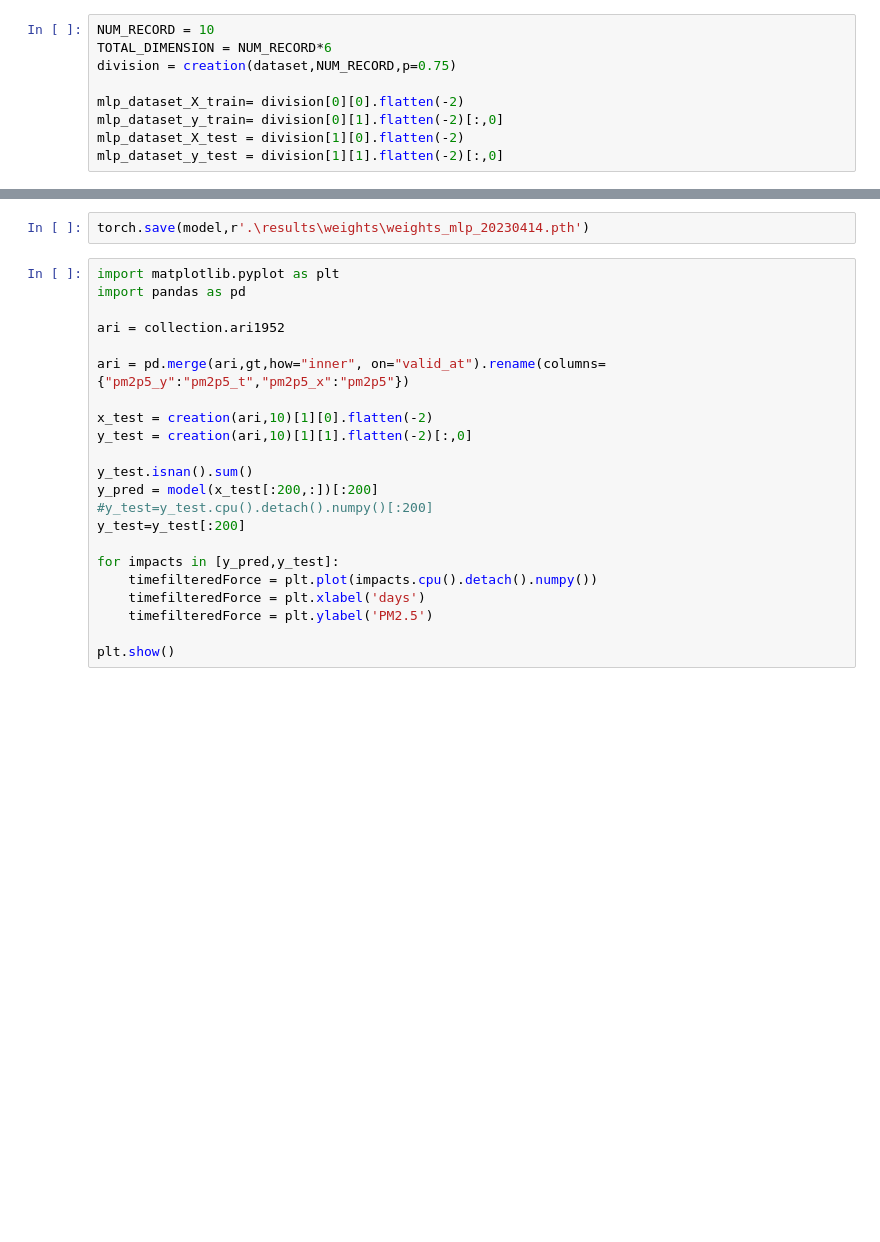
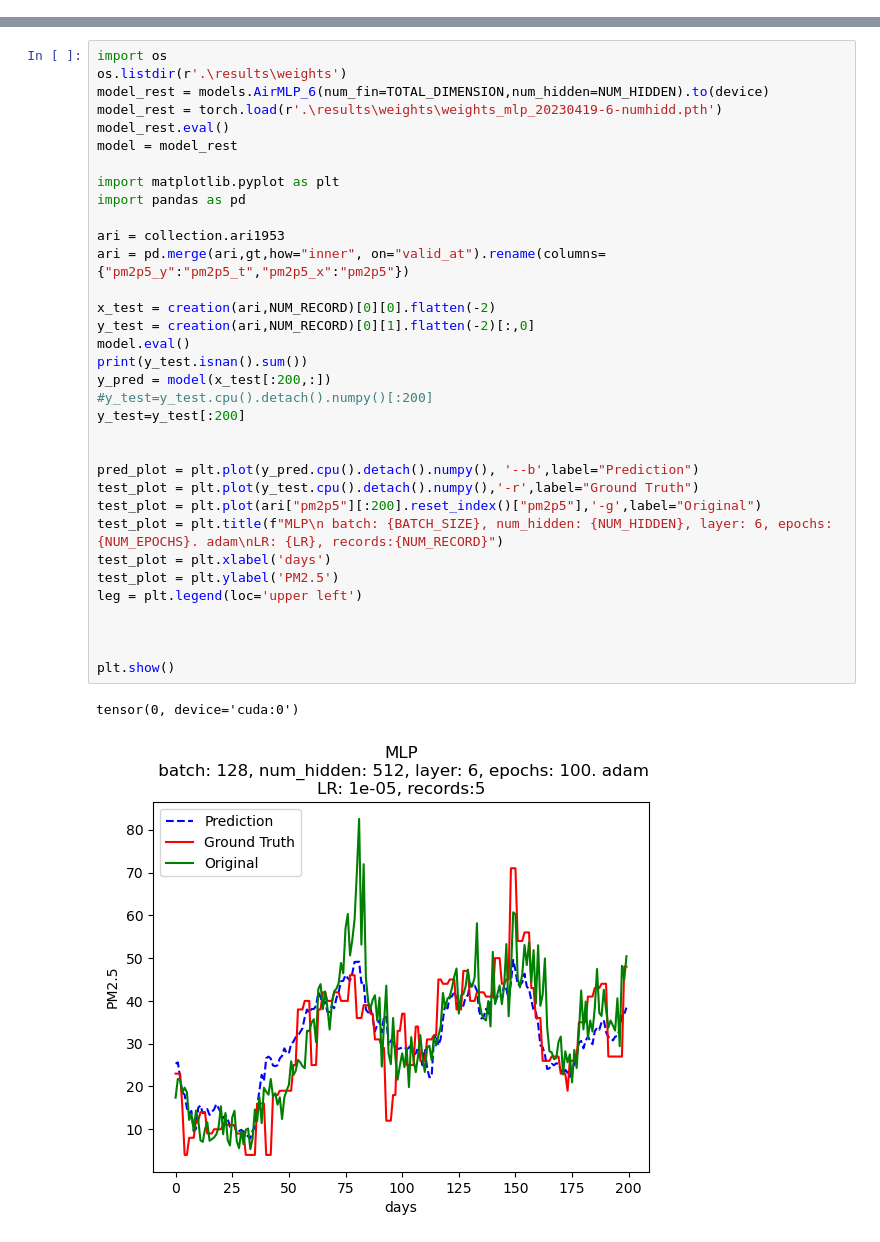
Before and after one commit to LeonardoZini/AirMLP, a Jupyter notebook: testing_mlp.ipynb, the cells around one changed output, grey strips where cells are left out. Saved outputs shown, nothing was run; the diff lists cells and outputs as text; blank space fills up the shorter version.

Commit message:
Update
Update some files with further changes.
Added two more mlp model

```diff
--- a/testing_mlp.ipynb
+++ b/testing_mlp.ipynb
@@ -10,9 +19,0 @@ dataset,gt = collection.get_dataset(drop_datetime=False) # in dataset is already
-# %%
-NUM_RECORD = 10
-TOTAL_DIMENSION = NUM_RECORD*6
-division = creation(dataset,NUM_RECORD,p=0.75)
-
-mlp_dataset_X_train= division[0][0].flatten(-2)
-mlp_dataset_y_train= division[0][1].flatten(-2)[:,0]
-mlp_dataset_X_test = division[1][0].flatten(-2)
-mlp_dataset_y_test = division[1][1].flatten(-2)[:,0]
@@ -103,24 +20,37 @@ KeyboardInterrupt:
-# %%
-torch.save(model,r'.\results\weights\weights_mlp_20230414.pth')
 # %%
+import os
+os.listdir(r'.\results\weights')
+model_rest = models.AirMLP_6(num_fin=TOTAL_DIMENSION,num_hidden=NUM_HIDDEN).to(device)
+model_rest = torch.load(r'.\results\weights\weights_mlp_20230419-6-numhidd.pth')
+model_rest.eval()
+model = model_rest
+
 import matplotlib.pyplot as plt
 import pandas as pd
 
-ari = collection.ari1952
-
+ari = collection.ari1953
 ari = pd.merge(ari,gt,how="inner", on="valid_at").rename(columns={"pm2p5_y":"pm2p5_t","pm2p5_x":"pm2p5"})
 
-x_test = creation(ari,10)[1][0].flatten(-2)
-y_test = creation(ari,10)[1][1].flatten(-2)[:,0]
-
-y_test.isnan().sum()
-y_pred = model(x_test[:200,:])[:200]
+x_test = creation(ari,NUM_RECORD)[0][0].flatten(-2)
+y_test = creation(ari,NUM_RECORD)[0][1].flatten(-2)[:,0]
+model.eval()
+print(y_test.isnan().sum())
+y_pred = model(x_test[:200,:])
 #y_test=y_test.cpu().detach().numpy()[:200]
 y_test=y_test[:200]
 
-for impacts in [y_pred,y_test]:
-    timefilteredForce = plt.plot(impacts.cpu().detach().numpy())
-    timefilteredForce = plt.xlabel('days')
-    timefilteredForce = plt.ylabel('PM2.5')
+
+pred_plot = plt.plot(y_pred.cpu().detach().numpy(), '--b',label="Prediction")
+test_plot = plt.plot(y_test.cpu().detach().numpy(),'-r',label="Ground Truth")
+test_plot = plt.plot(ari["pm2p5"][:200].reset_index()["pm2p5"],'-g',label="Original")
+test_plot = plt.title(f"MLP\n batch: {BATCH_SIZE}, num_hidden: {NUM_HIDDEN}, layer: 6, epochs: {NUM_EPOCHS}. adam\nLR: {LR}, records:{NUM_RECORD}")
+test_plot = plt.xlabel('days')
+test_plot = plt.ylabel('PM2.5')
+leg = plt.legend(loc='upper left')
+
+
 
 plt.show()
+# %% [output]
+tensor(0, device='cuda:0')
+[figure, added]
```
Also changed, not shown: parts of 4 cells of this notebook, 4 other files.
